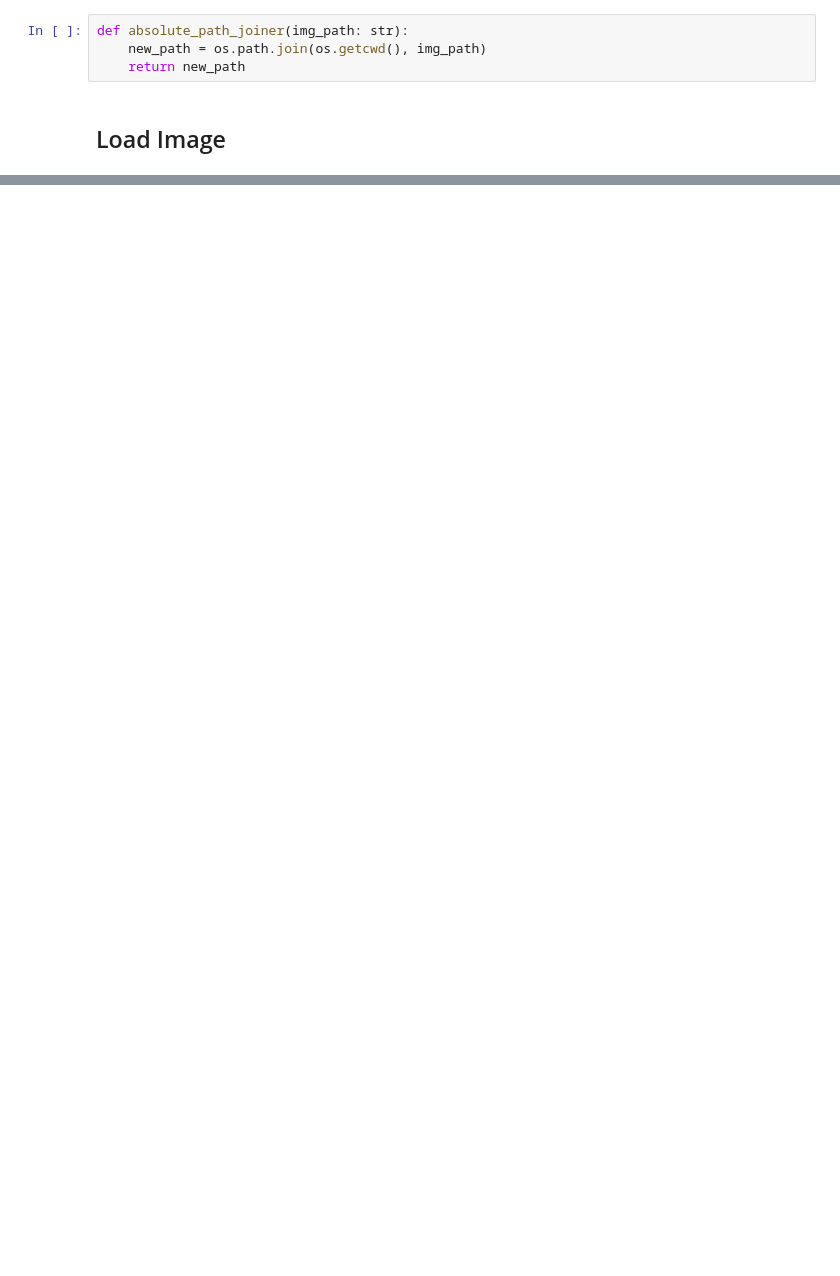
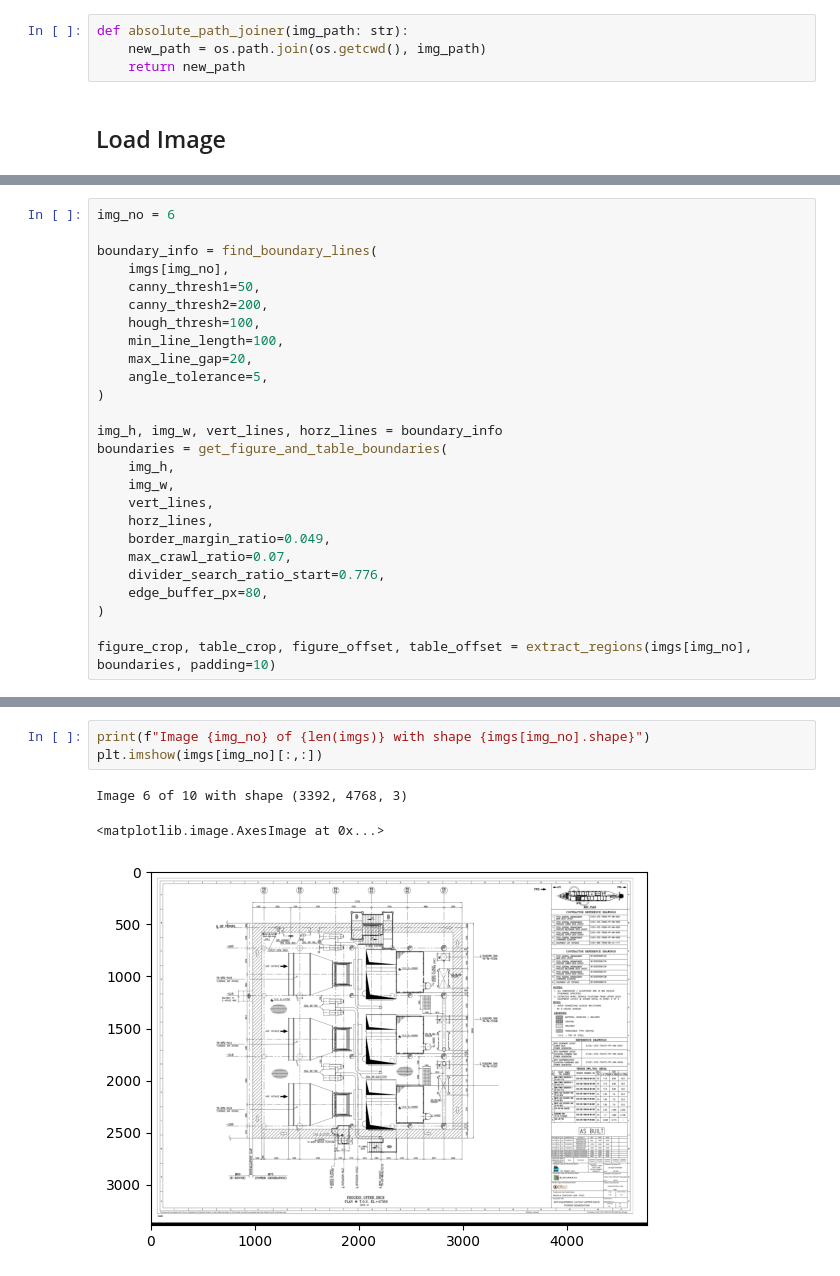
Before and after one commit to dbchristenson/bab-aat, a Jupyter notebook: ocr/main/experiments/cv2_algo.ipynb, the cells around one changed output, grey strips where cells are left out. Drawn from its saved outputs; the diff is of its cells as text; blank space fills up the shorter version.

```diff
--- a/ocr/main/experiments/cv2_algo.ipynb
+++ b/ocr/main/experiments/cv2_algo.ipynb
@@ -53,0 +33,26 @@ plt.imshow(img)
+# %%
+img_no = 6
+
+boundary_info = find_boundary_lines(
+    imgs[img_no],
+    canny_thresh1=50,
+    canny_thresh2=200,
+    hough_thresh=100,
+    min_line_length=100,
+    max_line_gap=20,
+    angle_tolerance=5,
+)
+
+img_h, img_w, vert_lines, horz_lines = boundary_info
+boundaries = get_figure_and_table_boundaries(
+    img_h,
+    img_w,
+    vert_lines,
+    horz_lines,
+    border_margin_ratio=0.049,
+    max_crawl_ratio=0.07,
+    divider_search_ratio_start=0.776,
+    edge_buffer_px=80,
+)
+
+figure_crop, table_crop, figure_offset, table_offset = extract_regions(imgs[img_no], boundaries, padding=10)
@@ -53,0 +127,7 @@ plt.imshow(img)
+# %%
+print(f"Image {img_no} of {len(imgs)} with shape {imgs[img_no].shape}")
+plt.imshow(imgs[img_no][:,:])
+# %% [output]
+Image 6 of 10 with shape (3392, 4768, 3)
+<matplotlib.image.AxesImage at 0x...>
+[figure, added]
```
Also changed, not shown: parts of 14 cells of this notebook, 1 other file.
